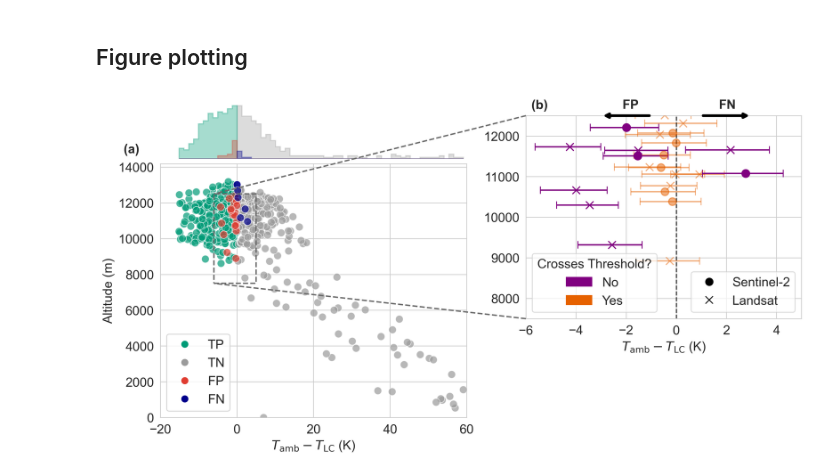
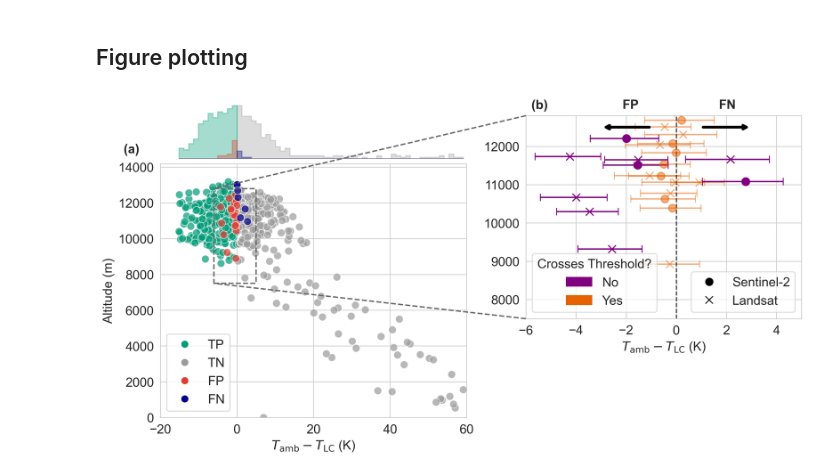
Before and after one commit to ThymenW/IAGOS_Sentinel2_Landsat_Collocations, a Jupyter notebook: notebooks/paper_reproduction/figure_6.ipynb, the cells around one changed output. Saved outputs shown, nothing was run; the diff lists cells and outputs as text; code cells hidden in the pictures.

```diff
--- a/notebooks/paper_reproduction/figure_6.ipynb
+++ b/notebooks/paper_reproduction/figure_6.ipynb
@@ -14,9 +17,7 @@ from pycontrails.models.sac import T_critical_sac, T_sat_liquid_high_accuracy
 from matplotlib.lines import Line2D
 from matplotlib.patches import Patch
 # %%
-DATASET_LOCATION = "../../data/collocations"
-
-df = pd.read_csv('../../data/landsat_sentinel_collocations_20260212.csv')
+df = pd.read_csv('../../data/landsat_sentinel_collocations_20260212.csv', comment='#')
 # %%
 df = df[df["air_temperature_iagos_validity"] <= 0]
 df = df[df["rhl_iagos_validity"] <= 0]
@@ -394,15 +395,9 @@ for _, row in subset.iterrows():
 
 ax_inset.axvline(0, color="black", linestyle="--", linewidth=1.2, alpha=0.8)
 ax_inset.set_xlim(-6, 5)
-ax_inset.set_ylim(7500, 12500)
+ax_inset.set_ylim(7500, 12800)
 ax_inset.set_xlabel(r"$T_{\mathrm{amb}} - T_{\mathrm{LC}}$ (K)")
-# ax_inset.set_ylabel("Altitude (m)")
-# ax_inset.set_title("FP / FN only")
 ax_inset.axis("on")
-# ax_inset.set_yticks([])
-# ax_inset.tick_params(axis="y", left=False, labelleft=False)
-
-# sns.despine(ax=ax_inset)
 
 # Create legend handles for satellites
 sat_handles = [
@@ -414,7 +409,6 @@ sat_handles = [
 
 sat_legend = ax_inset.legend(
     handles=sat_handles,
-    # title="Satellite",
     loc="lower right",
     fontsize=14,
     title_fontsize=14,
@@ -500,31 +494,31 @@ arrow_props = dict(arrowstyle="->", color="black", lw=3)
 
 # FN arrow
 ax_inset.annotate(
     "",
     xy=(3, 12500),
     xytext=(1, 12500),
     ha="center",
     va="center",
     color="black",
     fontweight="bold",
     arrowprops=arrow_props,
     clip_on=False
 )
 
 # FP arrow
 ax_inset.annotate(
     "",
     xy=(-3, 12500),
     xytext=(-1, 12500),
     ha="center",
     va="center",
     color="black",
     fontweight="bold",
     arrowprops=arrow_props,
     clip_on=False
 )
 
 plt.savefig("figures/figure_6.png", dpi=300, bbox_inches='tight', pad_inches=0.1)
 plt.show()
 # %% [output]
-[figure, old version]
+[figure, new version]
```
Also changed, not shown: parts of 3 cells of this notebook, 8 other files.
